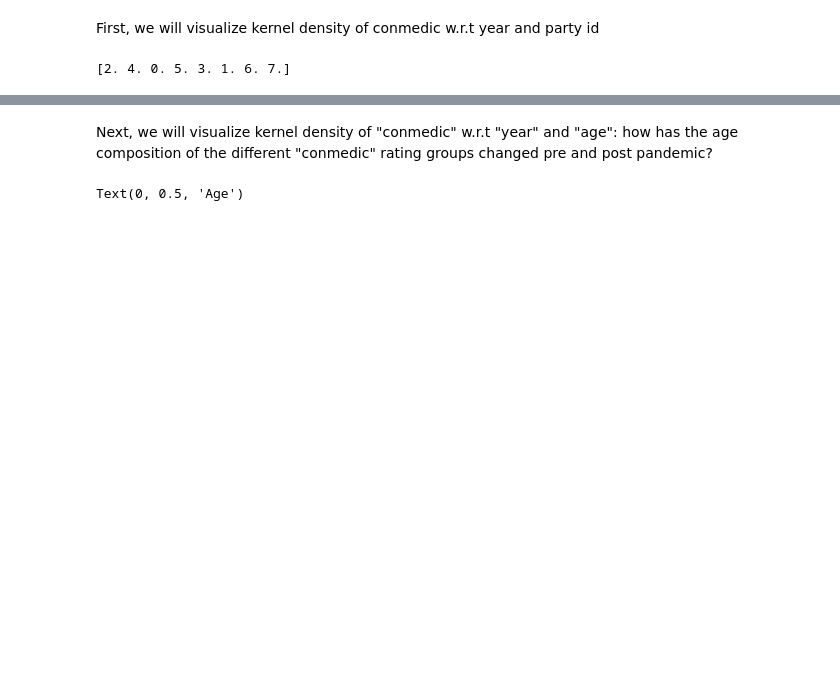
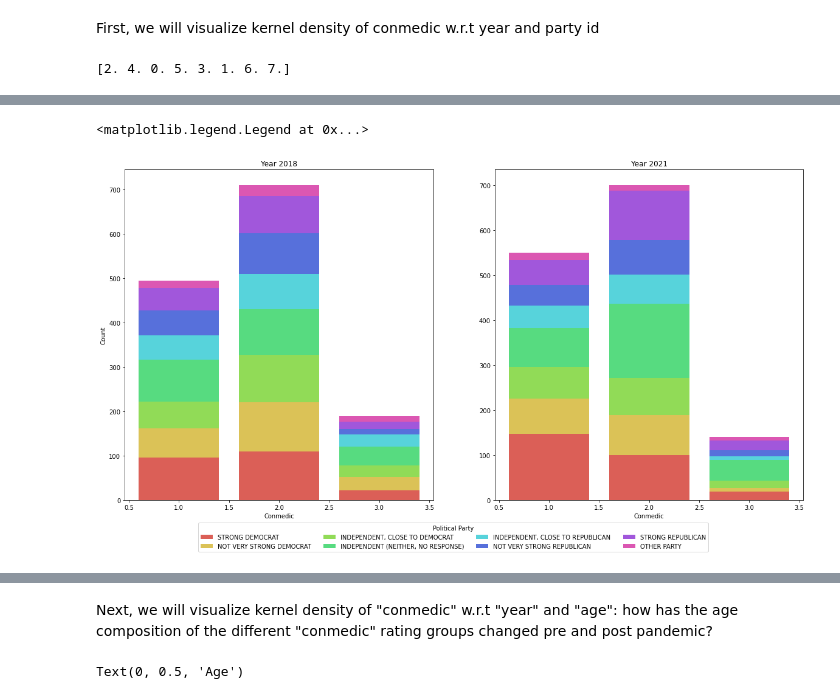
Before and after one commit to jacqueline-chao/project-1, a Jupyter notebook: src/data_viz.ipynb, the cells around one changed output, grey strips where cells are left out. Cells and saved outputs as stored; diff of their text form; code cells hidden in the pictures; blank space fills up the shorter version.

```diff
--- a/src/data_viz.ipynb
+++ b/src/data_viz.ipynb
@@ -263,3 +313,52 @@ party_names = ["STRONG DEMOCRAT",
+# %%
+import seaborn as sns
+import matplotlib.pyplot as plt
+
+parties = sorted(df.partyid.dropna().unique())
+fig, axs = plt.subplots(ncols = 2, figsize = (20, 10))
+colors = sns.color_palette("hls", 8)
+
+for i, year in enumerate([2018, 2021]):
+
+    handles = []
+
+    col = i
+    df_party_conmed = pd.crosstab(df[df['year']==year]['conmedic'], df[df['year']==year]['partyid'])
+
+    party_name = party_names[0]
+    handles.append(axs[col].bar(1.0, df_party_conmed.loc[1.0][0.0], bottom=None, color=colors[0], label=party_name))
+    axs[col].bar(2.0, df_party_conmed.loc[2.0][0.0], bottom=None, color=colors[0])
+    axs[col].bar(3.0, df_party_conmed.loc[3.0][0.0], bottom=None, color=colors[0])
+
+    prev_height_1 = df_party_conmed.loc[1.0][0.0]
+    prev_height_2 = df_party_conmed.loc[2.0][0.0]
+    prev_height_3 = df_party_conmed.loc[3.0][0.0]
+
+    for j in range(1, len(parties)):
+
+        party = parties[j]
+        party_name = party_names[int(party)]
+
+        handles.append(axs[col].bar(1.0, df_party_conmed.loc[1.0][party], bottom=prev_height_1, color=colors[j], label=party_name))
+        axs[col].bar(2.0, df_party_conmed.loc[2.0][party], bottom=prev_height_2, color=colors[j])
+        axs[col].bar(3.0, df_party_conmed.loc[3.0][party], bottom=prev_height_3, color=colors[j])
+
+        prev_height_1 += df_party_conmed.loc[1.0][party]
+        prev_height_2 += df_party_conmed.loc[2.0][party]
+        prev_height_3 += df_party_conmed.loc[3.0][party]
+
+        axs[col].set_xlabel("")
+        axs[col].set_ylabel("")
+        axs[col].set_title(f"Year {year}")
+
+    axs[col].set_xlabel("Conmedic")
+    if col==0:
+        axs[col].set_ylabel("Count")
+
+plt.figlegend(handles, party_names, title='Political Party', loc='lower center', bbox_to_anchor=(0.5, 0), ncol=4)
+# %% [output]
+<matplotlib.legend.Legend at 0x...>
+[figure, added]
 # %%
 import seaborn as sns
 import matplotlib.pyplot as plt
```
Also changed, not shown: parts of 12 cells of this notebook.
